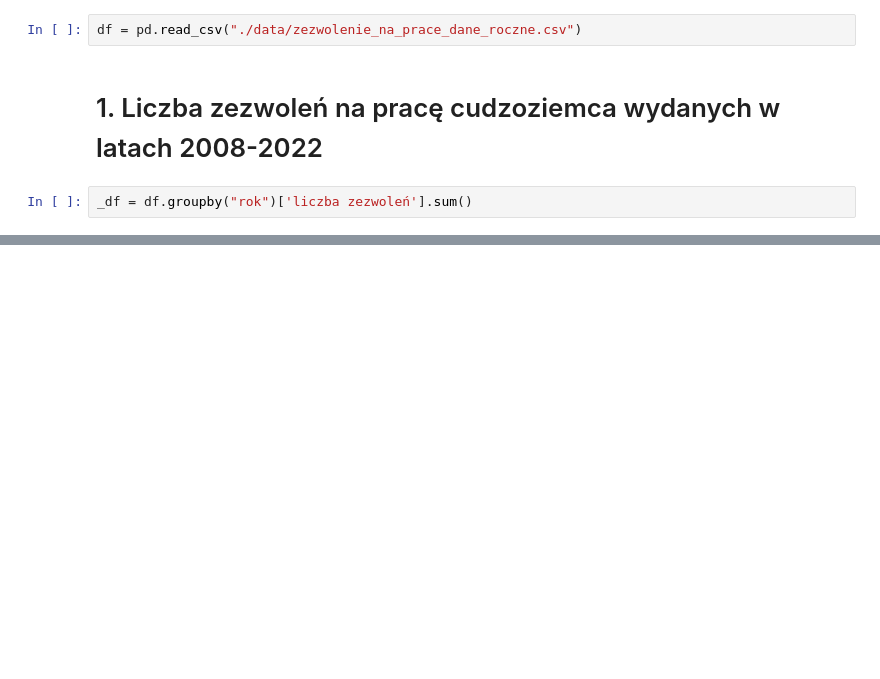
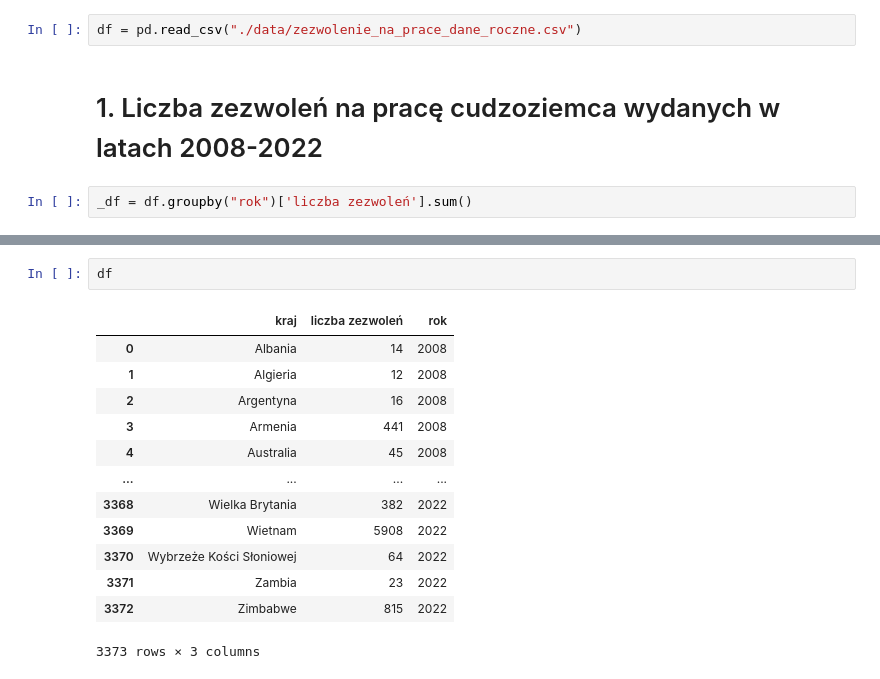
Before and after one commit to sprawdzamzrodla/analiza-zezwolen-na-prace, a Jupyter notebook: 2. Analiza wydanych zezwoleń.ipynb, the cells around one changed output, grey strips where cells are left out. Saved outputs shown, nothing was run; the diff lists cells and outputs as text; blank space fills up the shorter version.

```diff
--- a/2. Analiza wydanych zezwoleń.ipynb
+++ b/2. Analiza wydanych zezwoleń.ipynb
@@ -38,3 +38,19 @@ _df.to_frame()
 | 2020 | 411902 |
 | 2021 | 504172 |
 | 2022 | 365490 |
+# %%
+df
+# %% [output]
+|  | kraj | liczba zezwoleń | rok |
+| 0 | Albania | 14 | 2008 |
+| 1 | Algieria | 12 | 2008 |
+| 2 | Argentyna | 16 | 2008 |
+| 3 | Armenia | 441 | 2008 |
+| 4 | Australia | 45 | 2008 |
+| ... | ... | ... | ... |
+| 3368 | Wielka Brytania | 382 | 2022 |
+| 3369 | Wietnam | 5908 | 2022 |
+| 3370 | Wybrzeże Kości Słoniowej | 64 | 2022 |
+| 3371 | Zambia | 23 | 2022 |
+| 3372 | Zimbabwe | 815 | 2022 |
+3373 rows × 3 columns
```
Also changed, not shown: parts of 7 cells of this notebook, 2 other files.
